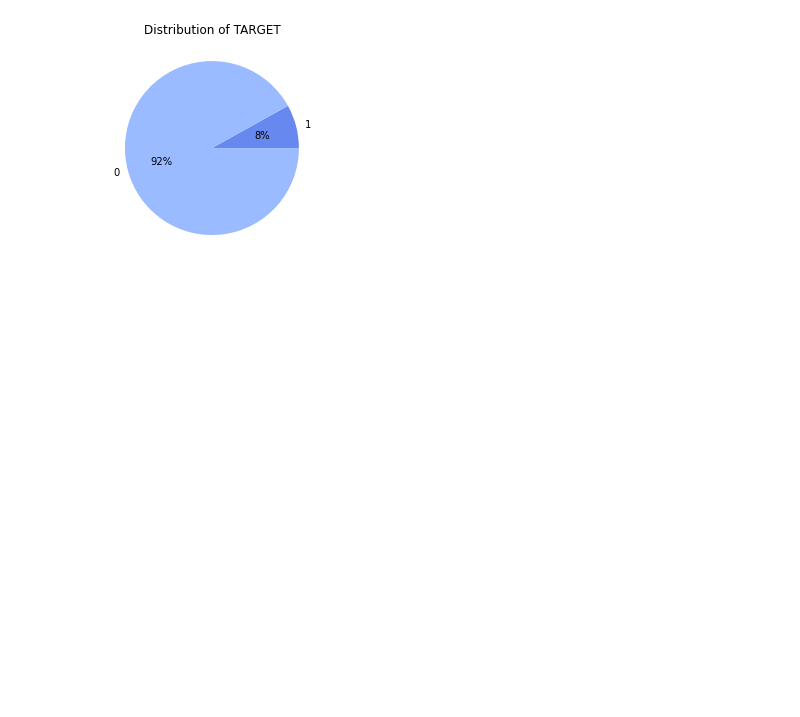
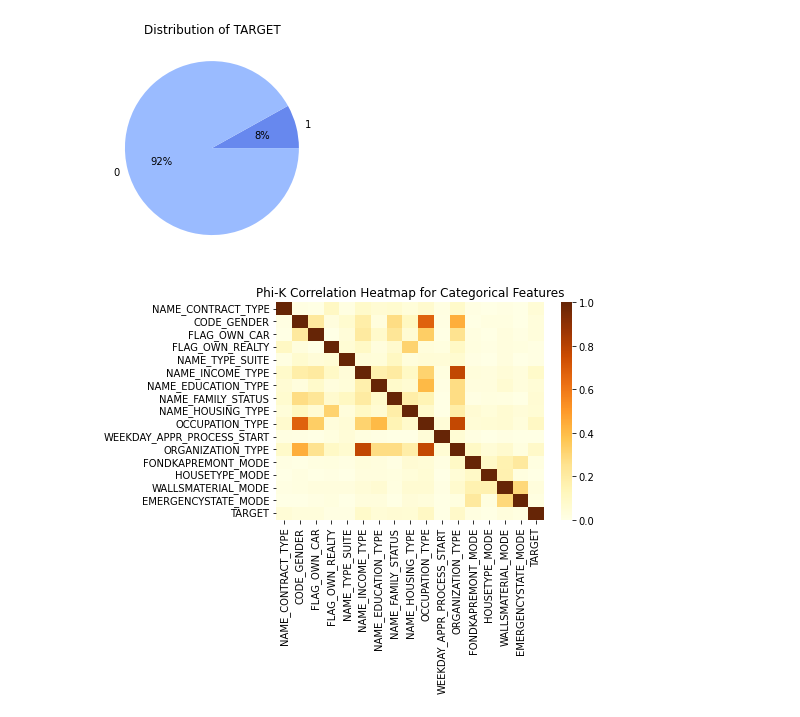
Before and after one commit to amithsbhat/Capstone-Home-Credit-Default-Risk, a Jupyter notebook: eda-home-credit-default-risk.ipynb, the cells around one changed output. Drawn from its saved outputs; the diff is of its cells as text; code cells hidden in the pictures; blank space fills up the shorter version.

```diff
--- a/eda-home-credit-default-risk.ipynb
+++ b/eda-home-credit-default-risk.ipynb
@@ -229,3 +233,40 @@ plt.title("Distribution of TARGET")
 plt.show()
 # %% [output]
 [figure]
+# %%
+def plot_heatmap(df, annot = False, cmap = 'YlOrBr', xticks_rota = 90, yticks_rota = 0, fontsize = 10, plot_title = None,  figsize = None ):
+    if figsize:
+         plt.figure(figsize = figsize)
+    sns.heatmap(df, annot = annot,  cmap = cmap)
+    plt.xticks(rotation = xticks_rota, fontsize = fontsize)
+    plt.yticks(rotation = yticks_rota, fontsize = fontsize)
+    if plot_title:
+        plt.title(plot_title)
+    plt.show()
+# %%
+
+def plot_categroical_variables(df, include_target = True):
+    #import dill as pickle
+    #from phik import report
+    #rep = report.correlation_report(df, significance_threshold=3, correlation_threshold=0.2)
+    categoricalColumns = [ col for col in df.columns if df[col].dtype == 'category']
+    if include_target:
+        categoricalColumns.append('TARGET')
+    data_for_phik = df[categoricalColumns].astype('object')
+    df_phik_matrix = data_for_phik.phik_matrix()
+
+    plot_title = "Phi-K Correlation Heatmap for Categorical Features"
+    plot_heatmap(df_phik_matrix, plot_title = plot_title)
+    display(df_phik_matrix)
+    """
+    plt.figure(figsize = figsize, tight_layout = tight_layout)
+    sns.heatmap(phik_matrix, annot = False, mask = mask_array, linewidth = linewidth, cmap = cmap)
+    plt.xticks(rotation = 90, fontsize = fontsize)
+    plt.yticks(rotation = 0, fontsize = fontsize)
+    plt.title("Phi-K Correlation Heatmap for Categorical Features")
+    plt.show()
+    """
+# %%
+plot_categroical_variables(df)
+# %% [output]
+[figure, added]
```
Also changed, not shown: parts of 6 cells of this notebook.
